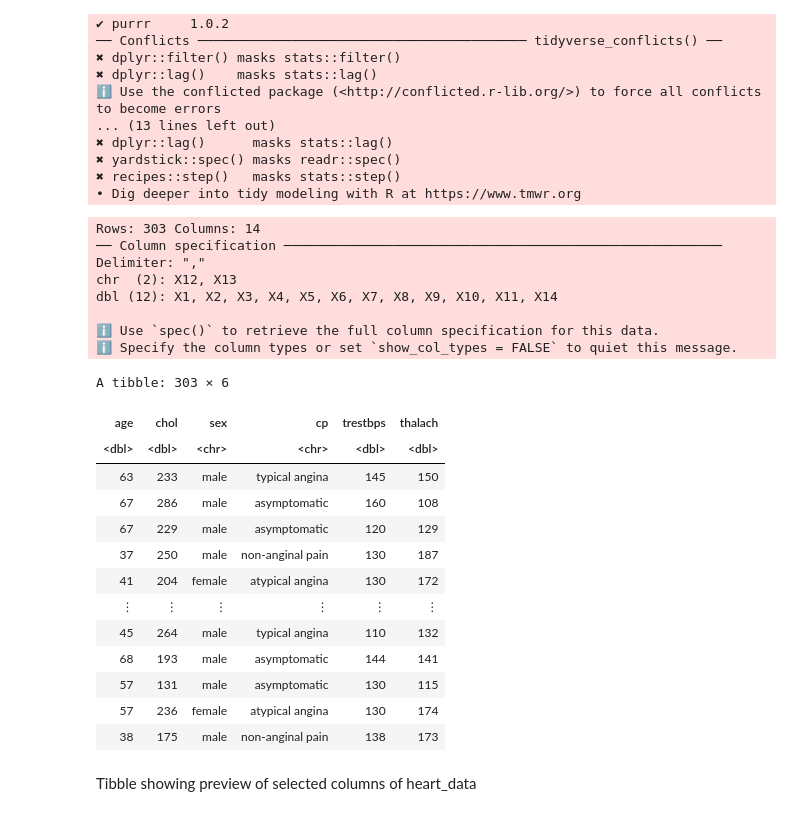
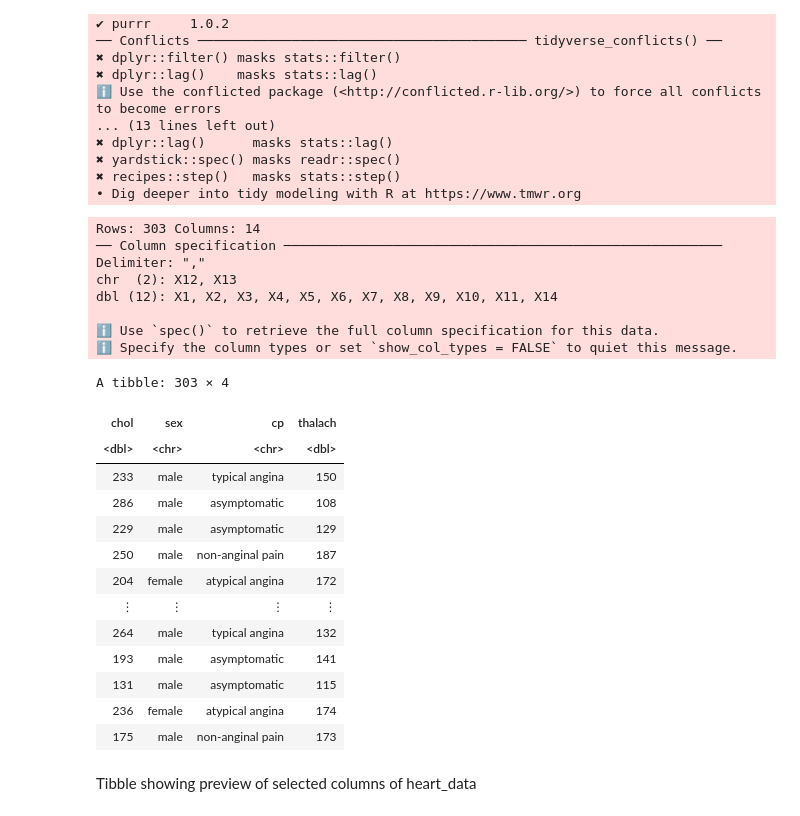
Before and after one commit to Skylertana/dsci-100-006-project-group2, a Jupyter notebook: localrepo.ipynb, the cells around one changed output. Saved outputs shown, nothing was run; the diff lists cells and outputs as text; code cells hidden in the pictures.

```diff
--- a/localrepo.ipynb
+++ b/localrepo.ipynb
@@ -37,40 +37,40 @@ Warning message:
 # %%
 library(readr)
 
 url <- "https://archive.ics.uci.edu/ml/machine-learning-databases/heart-disease/processed.cleveland.data"
 
 read_data <- read_csv(url, col_names = FALSE)
 
 heart_data <- read_data |>
 
-    mutate(age = X1,  chol = X5, sex = X2, cp = X3, trestbps = X4, thalach = X8) |>
-    select(age, chol, sex, cp, trestbps, thalach) |>
+    mutate(chol = X5, sex = X2, cp = X3, thalach = X8) |>
+    select(chol, sex, cp, thalach) |>
     mutate(sex = ifelse(sex == 1, "male", "female")) |>
     mutate(cp = recode(cp, "1" = "typical angina", "2" = "atypical angina", "3" = "non-anginal pain", "4" = "asymptomatic"))
 heart_data
 # %% [output]
 Rows: 303 Columns: 14
 ── Column specification ────────────────────────────────────────────────────────
 Delimiter: ","
 chr  (2): X12, X13
 dbl (12): X1, X2, X3, X4, X5, X6, X7, X8, X9, X10, X11, X14
 
 ℹ Use `spec()` to retrieve the full column specification for this data.
 ℹ Specify the column types or set `show_col_types = FALSE` to quiet this message.
-A tibble: 303 × 6
+A tibble: 303 × 4
-| age | chol | sex | cp | trestbps | thalach |
-| <dbl> | <dbl> | <chr> | <chr> | <dbl> | <dbl> |
-| 63 | 233 | male | typical angina | 145 | 150 |
-| 67 | 286 | male | asymptomatic | 160 | 108 |
-| 67 | 229 | male | asymptomatic | 120 | 129 |
-| 37 | 250 | male | non-anginal pain | 130 | 187 |
-| 41 | 204 | female | atypical angina | 130 | 172 |
-| ⋮ | ⋮ | ⋮ | ⋮ | ⋮ | ⋮ |
-| 45 | 264 | male | typical angina | 110 | 132 |
-| 68 | 193 | male | asymptomatic | 144 | 141 |
-| 57 | 131 | male | asymptomatic | 130 | 115 |
-| 57 | 236 | female | atypical angina | 130 | 174 |
-| 38 | 175 | male | non-anginal pain | 138 | 173 |
+| chol | sex | cp | thalach |
+| <dbl> | <chr> | <chr> | <dbl> |
+| 233 | male | typical angina | 150 |
+| 286 | male | asymptomatic | 108 |
+| 229 | male | asymptomatic | 129 |
+| 250 | male | non-anginal pain | 187 |
+| 204 | female | atypical angina | 172 |
+| ⋮ | ⋮ | ⋮ | ⋮ |
+| 264 | male | typical angina | 132 |
+| 193 | male | asymptomatic | 141 |
+| 131 | male | asymptomatic | 115 |
+| 236 | female | atypical angina | 174 |
+| 175 | male | non-anginal pain | 173 |
 # %% [markdown]
 Tibble showing preview of selected columns of heart_data
 # %% [markdown]
```
Also changed, not shown: parts of 1 cell of this notebook.
